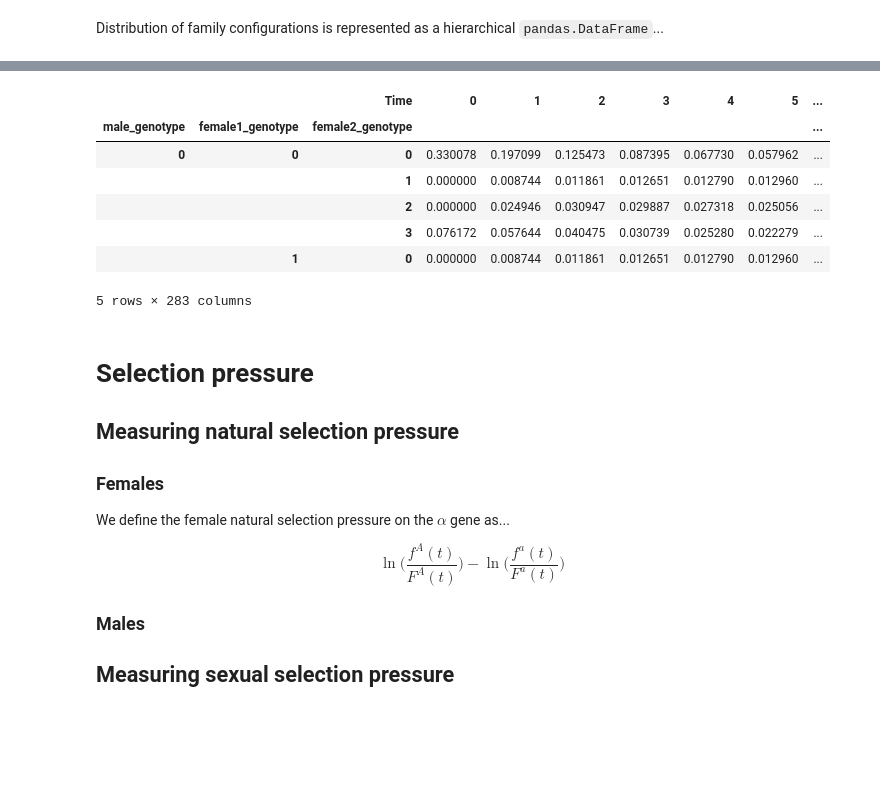
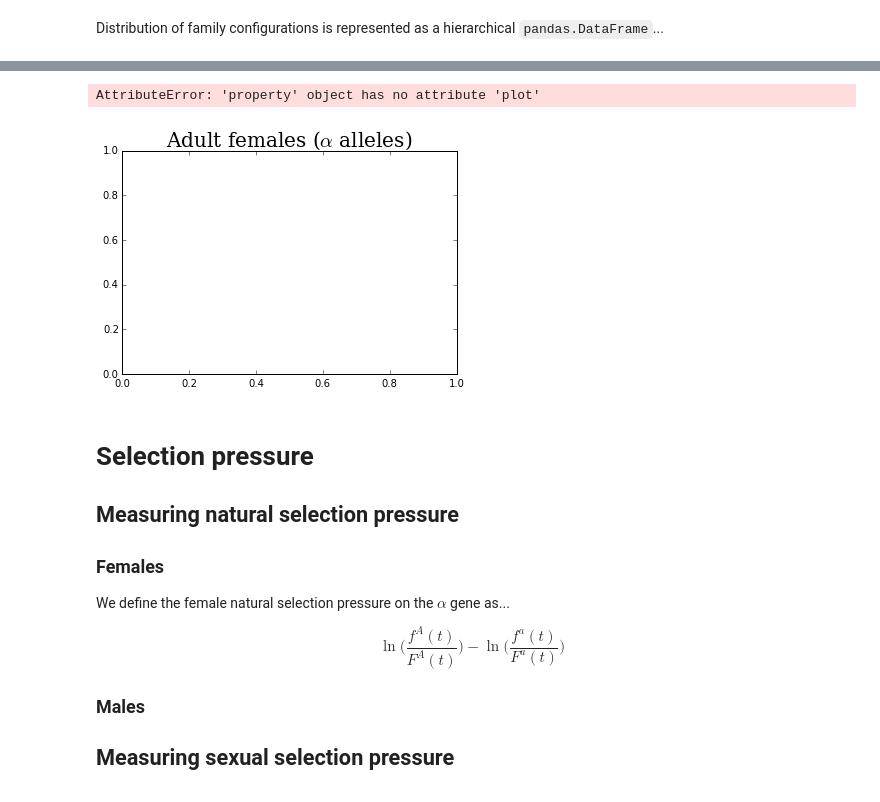
Before and after one commit to davidrpugh/population-ecology-approach, a Jupyter notebook: src/Wright-Bergstrom.ipynb, the cells around one changed output, grey strips where cells are left out. Drawn from its saved outputs; the diff is of its cells as text; code cells hidden in the pictures; blank space fills up the shorter version.

```diff
--- a/src/Wright-Bergstrom.ipynb
+++ b/src/Wright-Bergstrom.ipynb
@@ -424,16 +247,12 @@ df.head()
 # %%
-dist = wright_bergstrom_simulator.compute_family_distributions(df)
+dist = simulators.Distribution(wright_bergstrom_simulator.family, df)
-# %%
-dist.head()
-# %% [output]
-|  |  | Time | 0 | 1 | 2 | 3 | 4 | 5 | ... |
-| male_genotype | female1_genotype | female2_genotype |  |  |  |  |  |  | ... |
-| 0 | 0 | 0 | 0.330078 | 0.197099 | 0.125473 | 0.087395 | 0.067730 | 0.057962 | ... |
-|  |  | 1 | 0.000000 | 0.008744 | 0.011861 | 0.012651 | 0.012790 | 0.012960 | ... |
-|  |  | 2 | 0.000000 | 0.024946 | 0.030947 | 0.029887 | 0.027318 | 0.025056 | ... |
-|  |  | 3 | 0.076172 | 0.057644 | 0.040475 | 0.030739 | 0.025280 | 0.022279 | ... |
-|  | 1 | 0 | 0.000000 | 0.008744 | 0.011861 | 0.012651 | 0.012790 | 0.012960 | ... |
-5 rows × 283 columns
+# %%
+fig, ax = plt.subplots(1,1)
+dist.plot_adult_female_alpha_alleles(ax)
+plt.show()
+# %% [output]
+AttributeError: 'property' object has no attribute 'plot'
+[figure, added]
 # %% [markdown]
 # Selection pressure
 
```
Also changed, not shown: parts of 7 cells of this notebook, 1 other file.
